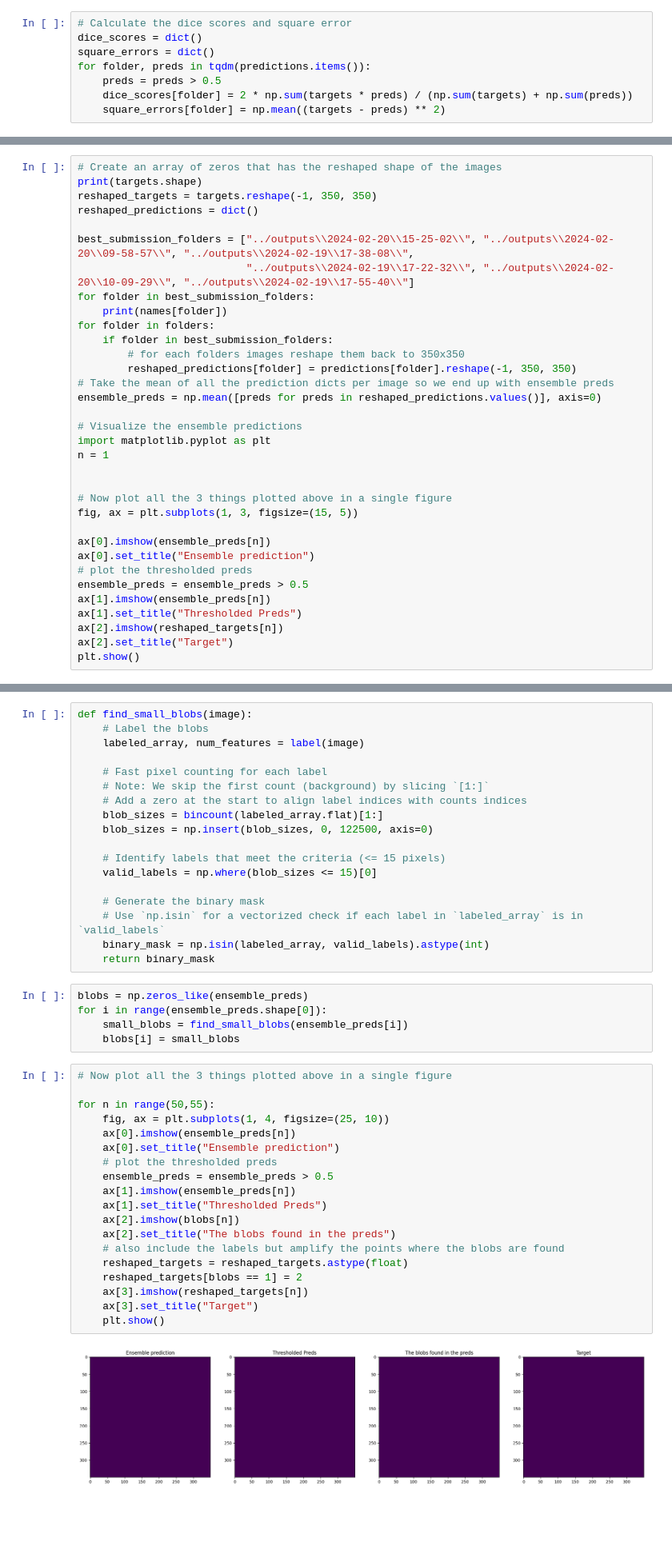
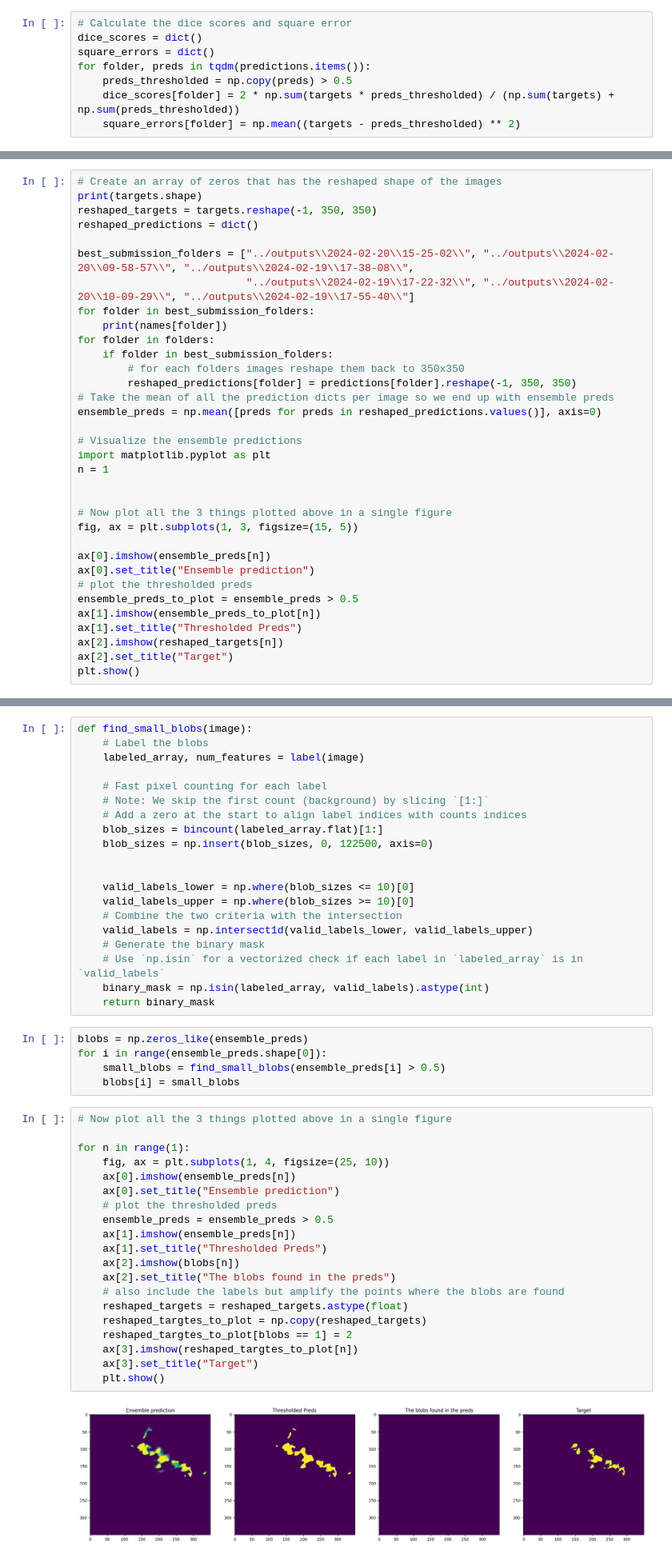
Before and after one commit to TeamEpochGithub/iv-q2-detect-kelp, a Jupyter notebook: notebooks/dilate_small_blobs_in_pred.ipynb, the cells around one changed output, grey strips where cells are left out. Shown at 80% size. Drawn from its saved outputs; the diff is of its cells as text; blank space fills up the shorter version.

```diff
--- a/notebooks/dilate_small_blobs_in_pred.ipynb
+++ b/notebooks/dilate_small_blobs_in_pred.ipynb
@@ -139,9 +139,9 @@ for folder in tqdm(folders):
 dice_scores = dict()
 square_errors = dict()
 for folder, preds in tqdm(predictions.items()):
-    preds = preds > 0.5
-    dice_scores[folder] = 2 * np.sum(targets * preds) / (np.sum(targets) + np.sum(preds))
-    square_errors[folder] = np.mean((targets - preds) ** 2)
+    preds_thresholded = np.copy(preds) > 0.5
+    dice_scores[folder] = 2 * np.sum(targets * preds_thresholded) / (np.sum(targets) + np.sum(preds_thresholded))
+    square_errors[folder] = np.mean((targets - preds_thresholded) ** 2)
 # %%
 # Remove all models with dice score below 0.6
 folders = [folder for folder in folders if dice_scores[folder] > 0.6]
@@ -212,8 +212,8 @@ fig, ax = plt.subplots(1, 3, figsize=(15, 5))
 ax[0].imshow(ensemble_preds[n])
 ax[0].set_title("Ensemble prediction")
 # plot the thresholded preds
-ensemble_preds = ensemble_preds > 0.5
-ax[1].imshow(ensemble_preds[n])
+ensemble_preds_to_plot = ensemble_preds > 0.5
+ax[1].imshow(ensemble_preds_to_plot[n])
 ax[1].set_title("Thresholded Preds")
 ax[2].imshow(reshaped_targets[n])
 ax[2].set_title("Target")
@@ -260,9 +263,11 @@ def find_small_blobs(image):
     blob_sizes = bincount(labeled_array.flat)[1:]
     blob_sizes = np.insert(blob_sizes, 0, 122500, axis=0)
 
-    # Identify labels that meet the criteria (<= 15 pixels)
-    valid_labels = np.where(blob_sizes <= 15)[0]
 
+    valid_labels_lower = np.where(blob_sizes <= 10)[0]
+    valid_labels_upper = np.where(blob_sizes >= 10)[0]
+    # Combine the two criteria with the intersection
+    valid_labels = np.intersect1d(valid_labels_lower, valid_labels_upper)
     # Generate the binary mask
     # Use `np.isin` for a vectorized check if each label in `labeled_array` is in `valid_labels`
     binary_mask = np.isin(labeled_array, valid_labels).astype(int)
@@ -270,26 +275,27 @@ def find_small_blobs(image):
 # %%
 blobs = np.zeros_like(ensemble_preds)
 for i in range(ensemble_preds.shape[0]):
-    small_blobs = find_small_blobs(ensemble_preds[i])
+    small_blobs = find_small_blobs(ensemble_preds[i] > 0.5)
     blobs[i] = small_blobs
 # %%
 # Now plot all the 3 things plotted above in a single figure
 
-for n in range(50,55):
+for n in range(1):
     fig, ax = plt.subplots(1, 4, figsize=(25, 10))
     ax[0].imshow(ensemble_preds[n])
     ax[0].set_title("Ensemble prediction")
     # plot the thresholded preds
     ensemble_preds = ensemble_preds > 0.5
     ax[1].imshow(ensemble_preds[n])
     ax[1].set_title("Thresholded Preds")
     ax[2].imshow(blobs[n])
     ax[2].set_title("The blobs found in the preds")
     # also include the labels but amplify the points where the blobs are found
     reshaped_targets = reshaped_targets.astype(float)
-    reshaped_targets[blobs == 1] = 2
-    ax[3].imshow(reshaped_targets[n])
+    reshaped_targtes_to_plot = np.copy(reshaped_targets)
+    reshaped_targtes_to_plot[blobs == 1] = 2
+    ax[3].imshow(reshaped_targtes_to_plot[n])
     ax[3].set_title("Target")
     plt.show()
 # %% [output]
-[figure, old version]
+[figure, new version]
```
Also changed, not shown: parts of 5 cells of this notebook.
